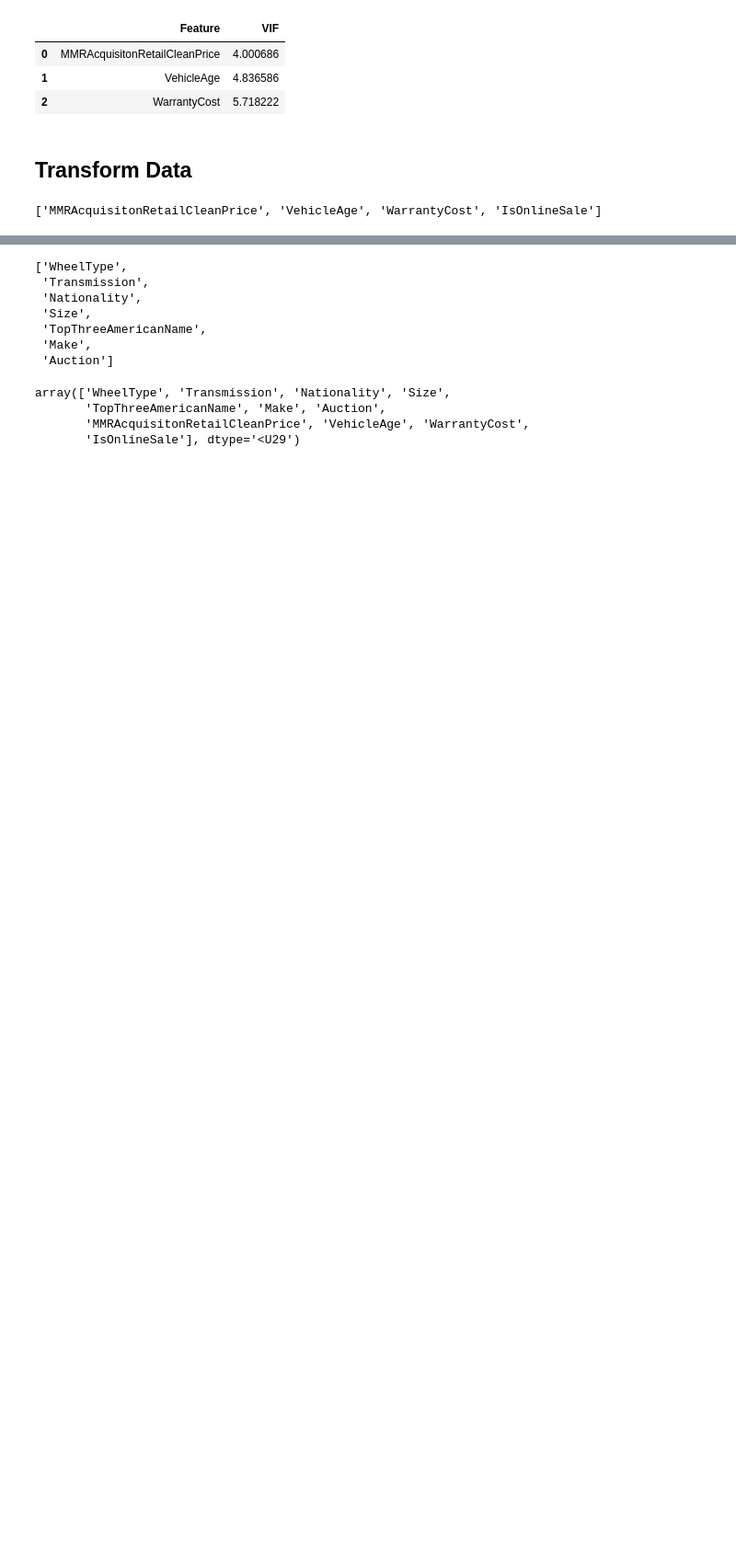
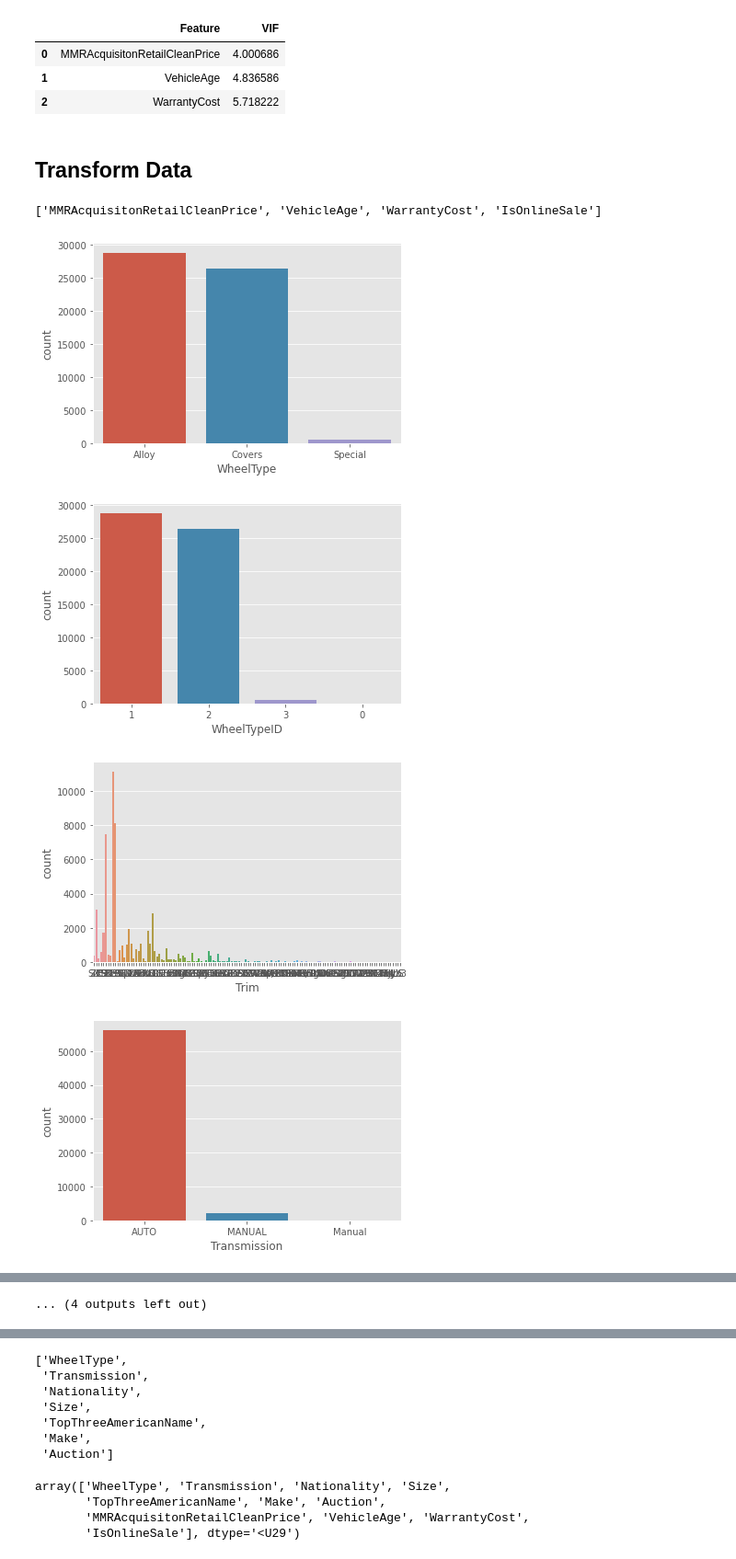
Before and after one commit to jbonfardeci/carvana-challenge, a Jupyter notebook: Carvana Dont Get Kicked.ipynb, the cells around one changed output, grey strips where cells are left out. Shown at 92% size. Drawn from its saved outputs; the diff is of its cells as text; code cells hidden in the pictures; blank space fills up the shorter version.

```diff
--- a/Carvana Dont Get Kicked.ipynb
+++ b/Carvana Dont Get Kicked.ipynb
@@ -481,8 +504,13 @@ numeric_cols
 # %% [output]
 ['MMRAcquisitonRetailCleanPrice', 'VehicleAge', 'WarrantyCost', 'IsOnlineSale']
 # %%
-if False:
+if __name__ == '__main__':
     for col in cat_cols:
         if col in df_train.columns:
             ct = sb.countplot(x=df_train[col])
             plt.show()
+# %% [output]
+[figure, added]
+[figure, added]
+[figure, added]
+[figure, added]
@@ -488,0 +525 @@ if False:
+... (4 outputs left out)
```
Also changed, not shown: parts of 12 cells of this notebook.
